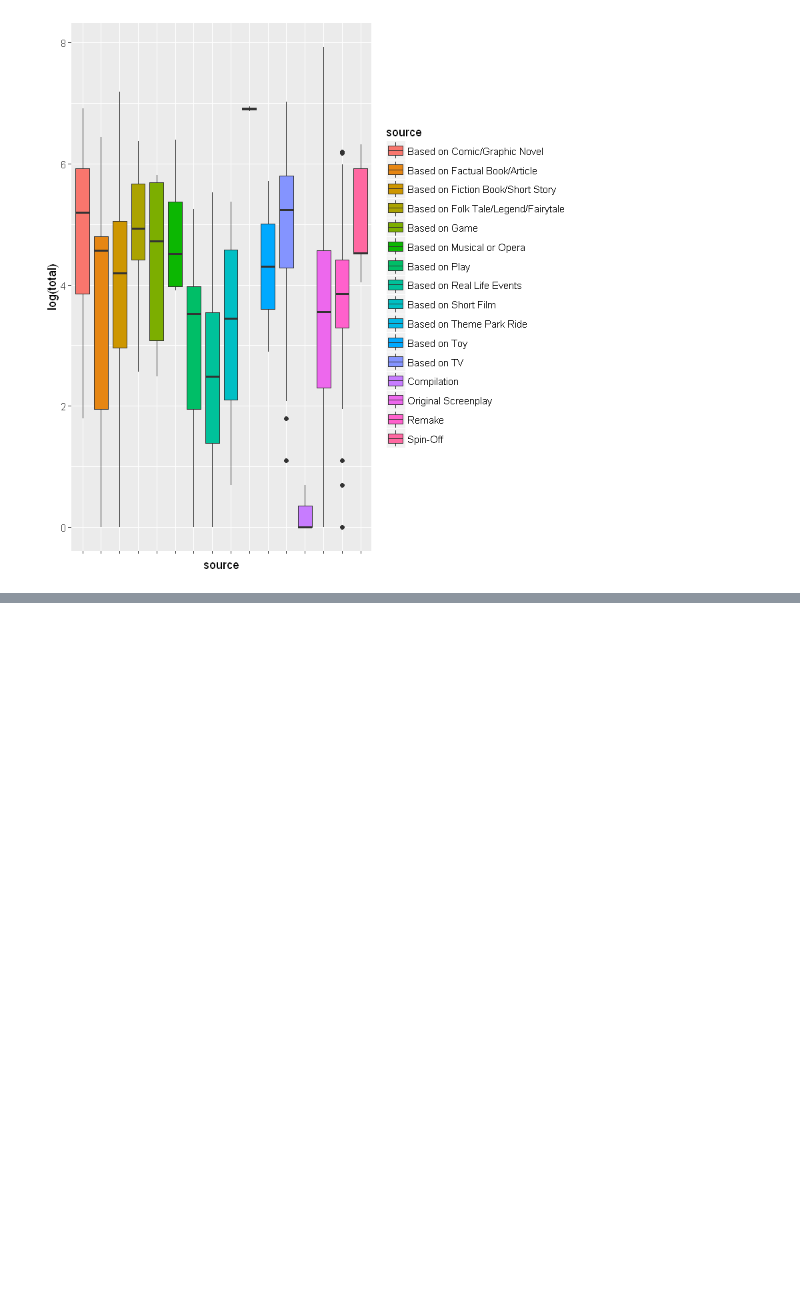
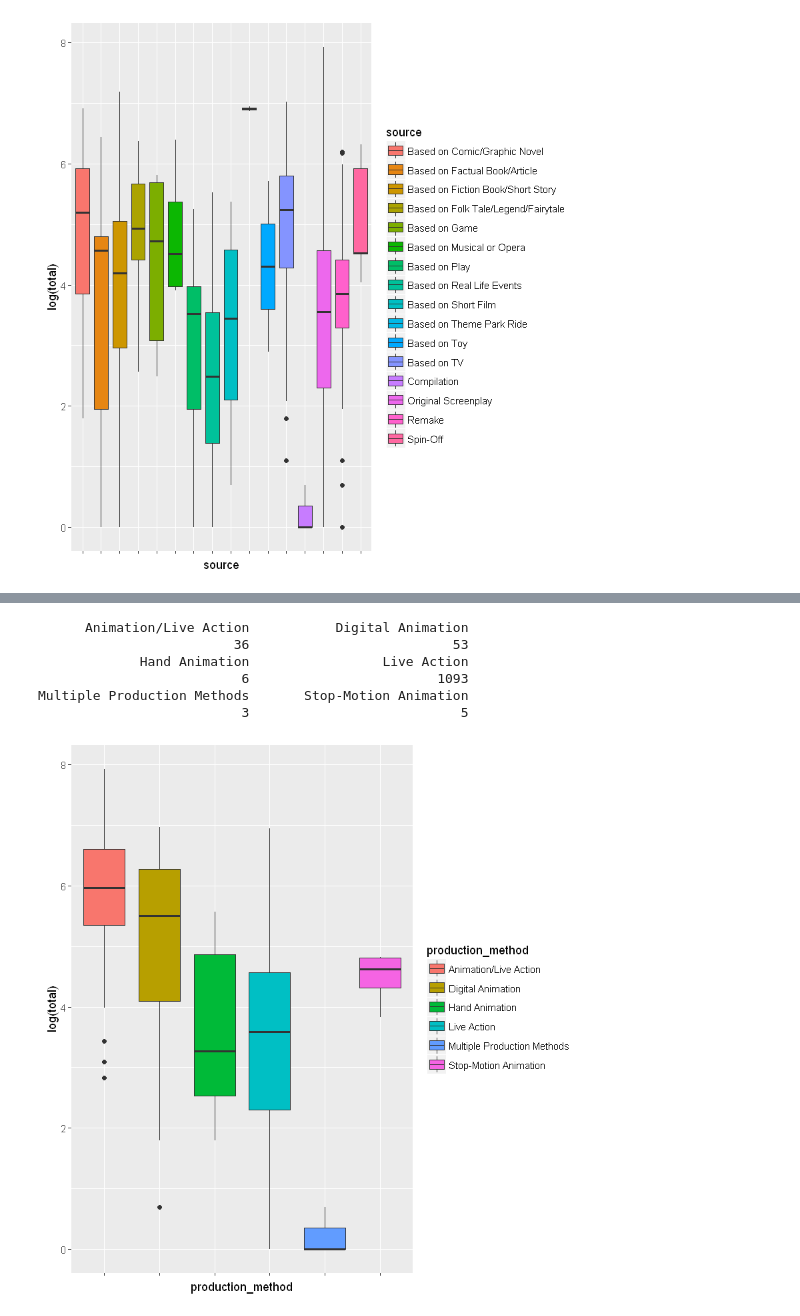
Before and after one commit to AD1985/Movie-Problem, a Jupyter notebook: Quantiphi-Problem.ipynb, the cells around one changed output, grey strips where cells are left out. Drawn from its saved outputs; the diff is of its cells as text; code cells hidden in the pictures; blank space fills up the shorter version.

```diff
--- a/Quantiphi-Problem.ipynb
+++ b/Quantiphi-Problem.ipynb
@@ -69,8 +80,9 @@ Multiple Creative Types         Science Fiction              Super Hero
 # Merging all of these into one and creating an additional flag for it
 
 mdata$creative_type <- ifelse(mdata$creative_type %in% c("Kids Fiction", "Science Fiction", "Super Hero",
-                            "Multiple Creative Types"), "other", mdata$creative_type)
-mdata$creative_type_flag <- ifelse(mdata$creative_type=="other",1,0)
+                            "Multiple Creative Types"), "High_Performer", mdata$creative_type)
+
+mdata$creative_type_flag <- ifelse(mdata$creative_type=="High_Performer",1,0)
 # %%
 #Analyzing source in similar way
 table(mdata$source)
@@ -95,3 +107,15 @@ ggplot(data = mdata, aes(x = source, y = log(total), fill = source)) + geom_boxp
                              Remake                            Spin-Off
                                  65                                   5
 [figure]
+# %%
+#Some sources are vary low in frequency
+#Combining those and creating a flag for it
+
+mdata$source <- ifelse(mdata$source %in% c("Based on Folk Tale/Legend/Fairytale", "Based on Game", "Based on Musical or Opera", "Based on Short Film",
+  "Based on Theme Park Ride", "Based on Toy","Compilation", "Spin-Off"), "Combined", mdata$source)
+
+mdata$source_lowfreq_flag <- ifelse(mdata$source=="Combined", 1, 0)
+
+table(mdata$source)
+
+table(mdata$source_lowfreq_flag)
@@ -97,0 +135,15 @@ ggplot(data = mdata, aes(x = source, y = log(total), fill = source)) + geom_boxp
+# %%
+# Similar analysis for production method as well
+
+ggplot(data = mdata, aes(x = production_method, y = log(total), fill = production_method)) + geom_boxplot() +
+theme(axis.text.x = element_blank())
+
+table(mdata$production_method)
+# %% [output]
+      Animation/Live Action           Digital Animation
+                         36                          53
+             Hand Animation                 Live Action
+                          6                        1093
+Multiple Production Methods       Stop-Motion Animation
+                          3                           5
+[figure, added]
```
Also changed, not shown: parts of 37 cells of this notebook.
